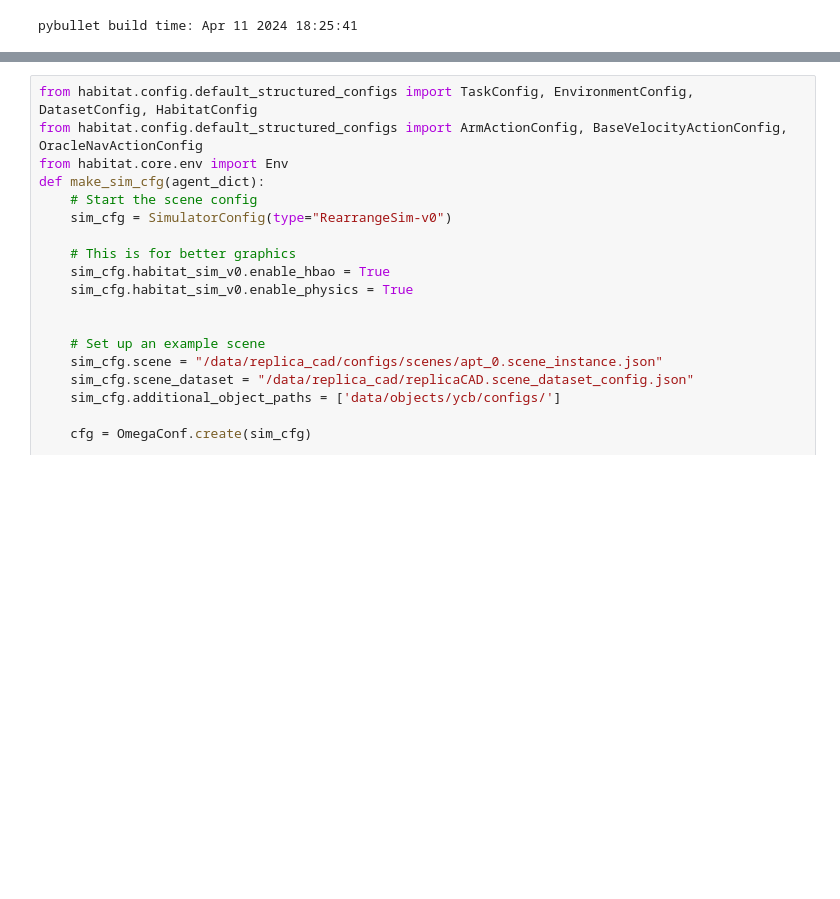
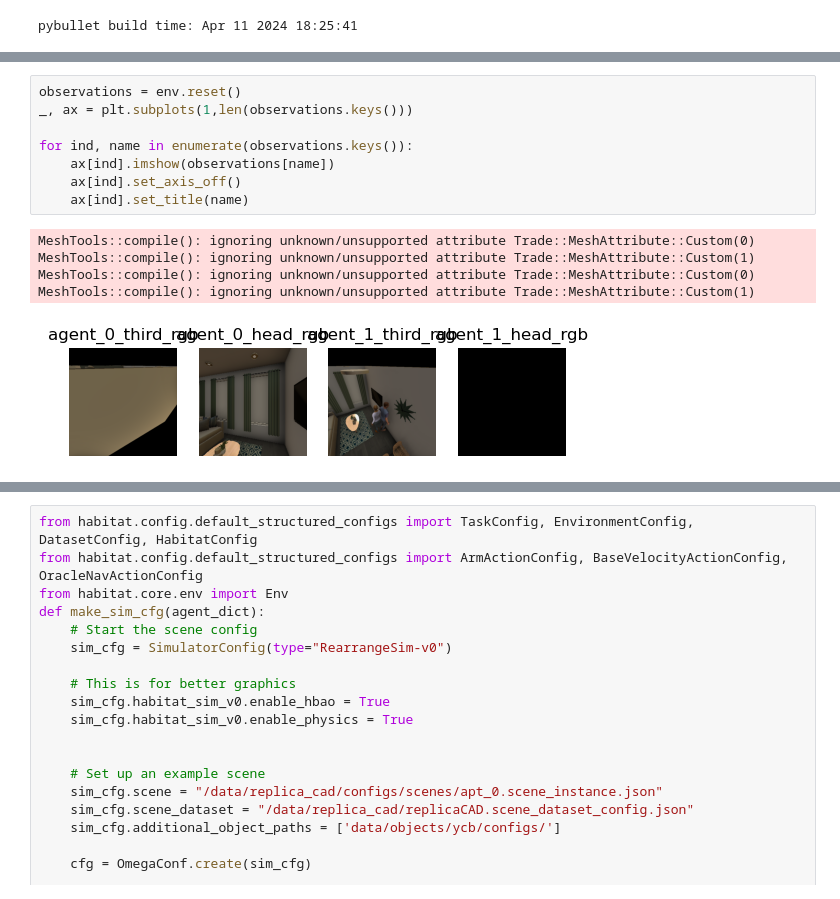
Before and after one commit to minwook09/habitat-lab, a Jupyter notebook: conversation_setting/multi_agent_other_scene.ipynb, the cells around one changed output, grey strips where cells are left out. Cells and saved outputs as stored; diff of their text form; blank space fills up the shorter version.

```diff
--- a/conversation_setting/multi_agent_other_scene.ipynb
+++ b/conversation_setting/multi_agent_other_scene.ipynb
@@ -27,0 +144,14 @@ pybullet build time: Apr 11 2024 18:25:41
+# %%
+observations = env.reset()
+_, ax = plt.subplots(1,len(observations.keys()))
+
+for ind, name in enumerate(observations.keys()):
+    ax[ind].imshow(observations[name])
+    ax[ind].set_axis_off()
+    ax[ind].set_title(name)
+# %% [output]
+MeshTools::compile(): ignoring unknown/unsupported attribute Trade::MeshAttribute::Custom(0)
+MeshTools::compile(): ignoring unknown/unsupported attribute Trade::MeshAttribute::Custom(1)
+MeshTools::compile(): ignoring unknown/unsupported attribute Trade::MeshAttribute::Custom(0)
+MeshTools::compile(): ignoring unknown/unsupported attribute Trade::MeshAttribute::Custom(1)
+[figure, added]
```
Also changed, not shown: parts of 6 cells of this notebook, 4 other files.
